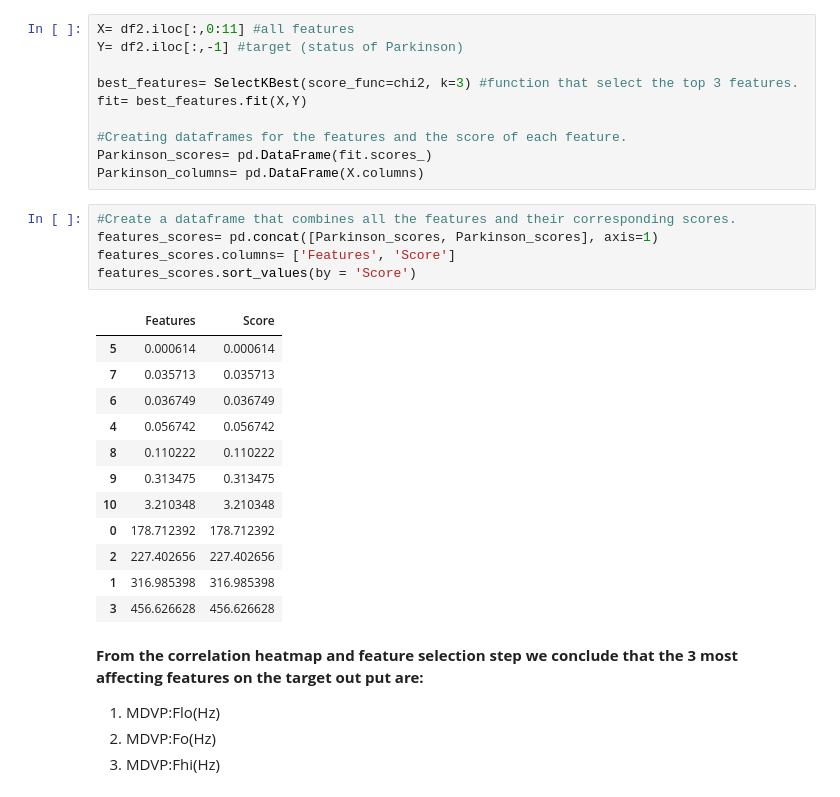
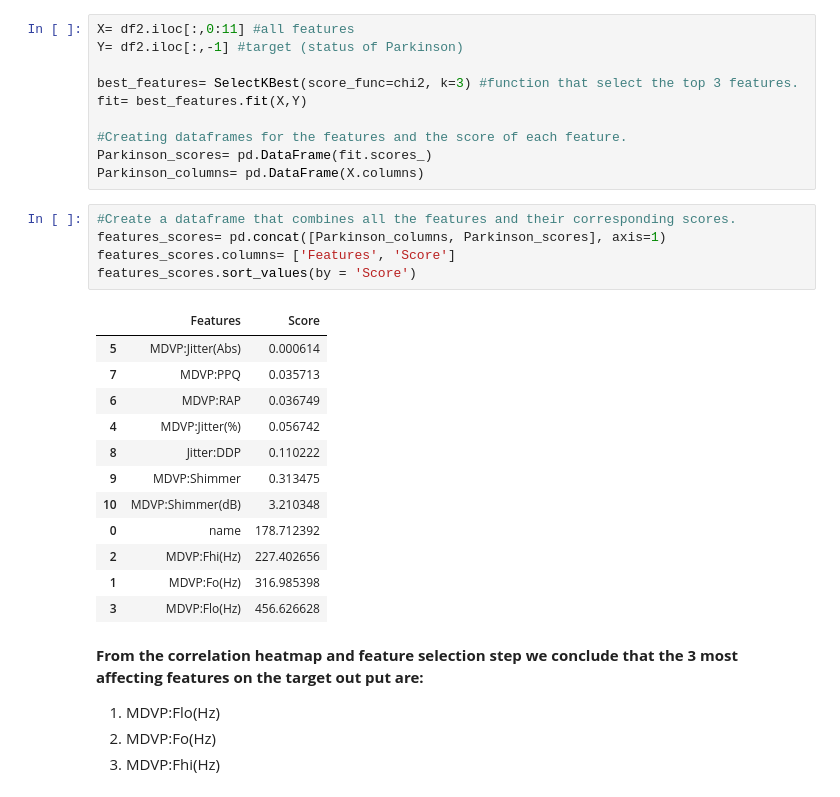
Before and after one commit to awesome-ml-collectibles/python-essential-projects, a Jupyter notebook: src/03-Parkinson-Prediction/03-Parkinson-Prediction.ipynb, the cells around one changed output. Cells and saved outputs as stored; diff of their text form.

```diff
--- a/src/03-Parkinson-Prediction/03-Parkinson-Prediction.ipynb
+++ b/src/03-Parkinson-Prediction/03-Parkinson-Prediction.ipynb
@@ -158,22 +155,22 @@ Parkinson_scores= pd.DataFrame(fit.scores_)
 Parkinson_columns= pd.DataFrame(X.columns)
 # %%
 #Create a dataframe that combines all the features and their corresponding scores.
-features_scores= pd.concat([Parkinson_scores, Parkinson_scores], axis=1)
+features_scores= pd.concat([Parkinson_columns, Parkinson_scores], axis=1)
 features_scores.columns= ['Features', 'Score']
 features_scores.sort_values(by = 'Score')
 # %% [output]
 |  | Features | Score |
-| 5 | 0.000614 | 0.000614 |
-| 7 | 0.035713 | 0.035713 |
-| 6 | 0.036749 | 0.036749 |
-| 4 | 0.056742 | 0.056742 |
-| 8 | 0.110222 | 0.110222 |
-| 9 | 0.313475 | 0.313475 |
-| 10 | 3.210348 | 3.210348 |
-| 0 | 178.712392 | 178.712392 |
-| 2 | 227.402656 | 227.402656 |
-| 1 | 316.985398 | 316.985398 |
-| 3 | 456.626628 | 456.626628 |
+| 5 | MDVP:Jitter(Abs) | 0.000614 |
+| 7 | MDVP:PPQ | 0.035713 |
+| 6 | MDVP:RAP | 0.036749 |
+| 4 | MDVP:Jitter(%) | 0.056742 |
+| 8 | Jitter:DDP | 0.110222 |
+| 9 | MDVP:Shimmer | 0.313475 |
+| 10 | MDVP:Shimmer(dB) | 3.210348 |
+| 0 | name | 178.712392 |
+| 2 | MDVP:Fhi(Hz) | 227.402656 |
+| 1 | MDVP:Fo(Hz) | 316.985398 |
+| 3 | MDVP:Flo(Hz) | 456.626628 |
 # %% [markdown]
 **From the correlation heatmap and feature selection step we conclude that the 3 most affecting features on the target out put are:**
 1. MDVP:Flo(Hz)
```
Also changed, not shown: parts of 4 cells of this notebook, 4 other files.
